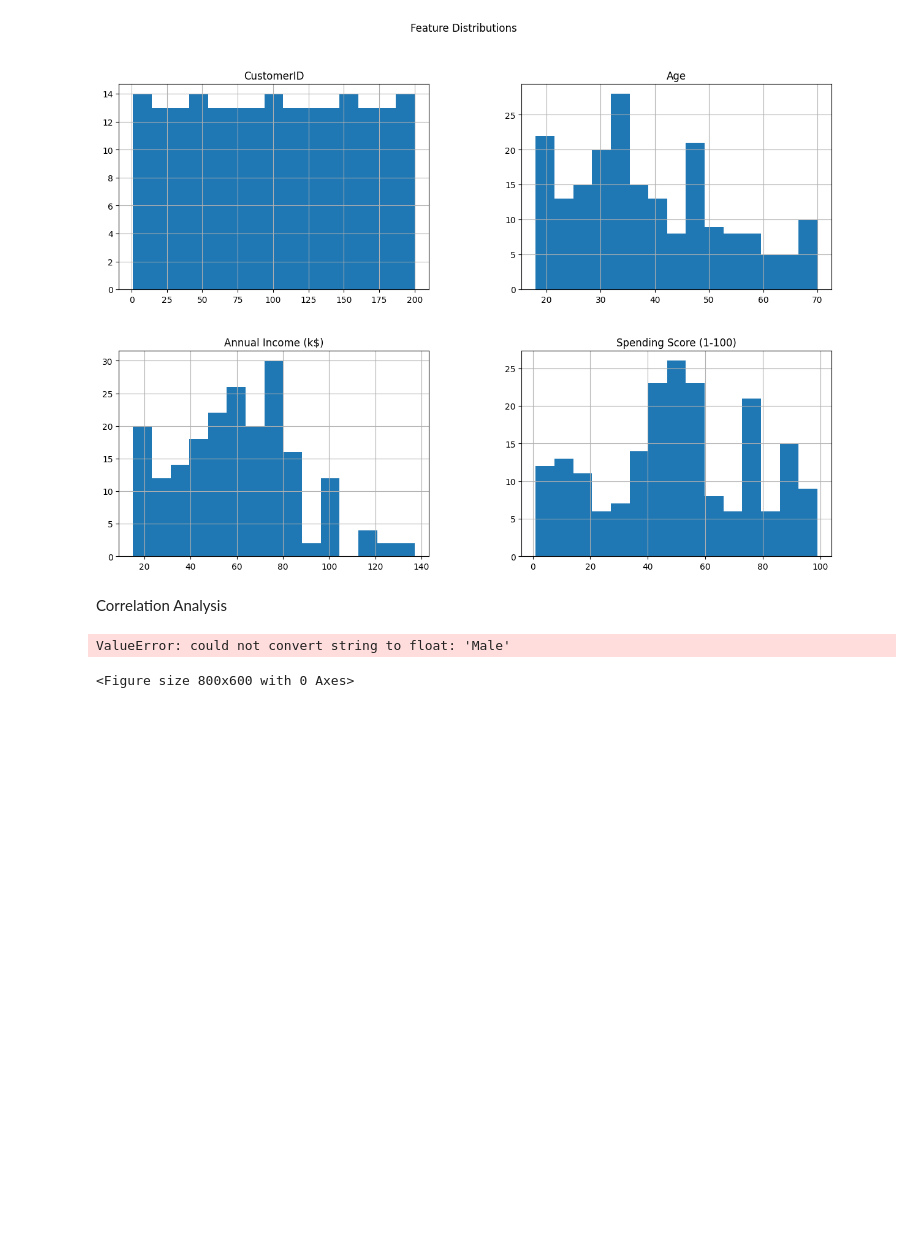
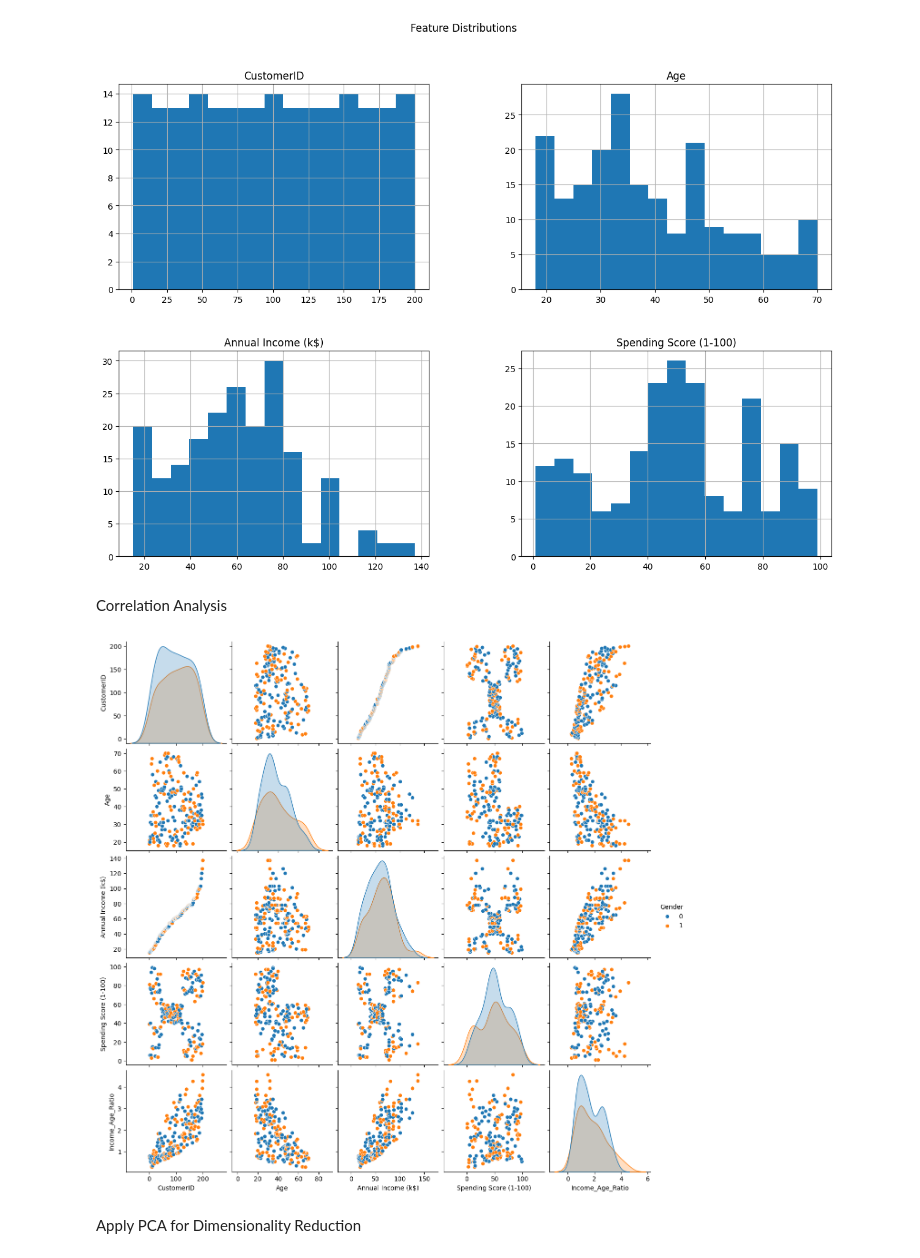
Before and after one commit to abhinavbulusu/Abhi-s-Portfolio-Projects, a Jupyter notebook: Customer_Segmentation_Using_Clustering.ipynb, the cells around one changed output. Cells and saved outputs as stored; diff of their text form; code cells hidden in the pictures; blank space fills up the shorter version.

```diff
--- a/Customer_Segmentation_Using_Clustering.ipynb
+++ b/Customer_Segmentation_Using_Clustering.ipynb
@@ -58,12 +58,23 @@ plt.show()
 [figure]
 # %% [markdown]
 Correlation Analysis
-# %%
-# Correlation heatmap
-plt.figure(figsize=(8, 6))
-sns.heatmap(df.corr(), annot=True, cmap='coolwarm', fmt='.2f')
-plt.title('Correlation Heatmap')
-plt.show()
-# %% [output]
-ValueError: could not convert string to float: 'Male'
-<Figure size 800x600 with 0 Axes>
+# %%
+# Example: Income-to-Age Ratio
+df['Income_Age_Ratio'] = df['Annual Income (k$)'] / df['Age']
+# %%
+# Placeholder example (if data supports it)
+df['Recency'] = ...  # Days since last purchase
+df['Frequency'] = ...  # Number of purchases
+df['Monetary'] = ...  # Total spend
+# %%
+# Encode Gender
+df['Gender'] = df['Gender'].map({'Male': 1, 'Female': 0})
+# %%
+# Pairplot for visualizing feature relationships
+import seaborn as sns
+sns.pairplot(df, diag_kind='kde', hue='Gender')
+plt.show()
+# %% [output]
+[figure, added]
+# %% [markdown]
+Apply PCA for Dimensionality Reduction
```
Also changed, not shown: parts of 14 cells of this notebook.
